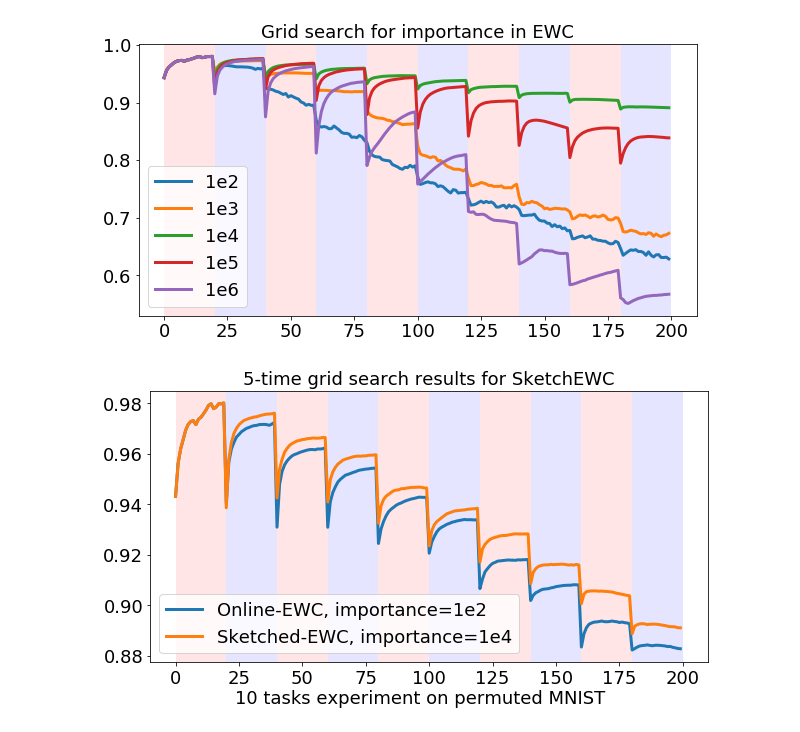
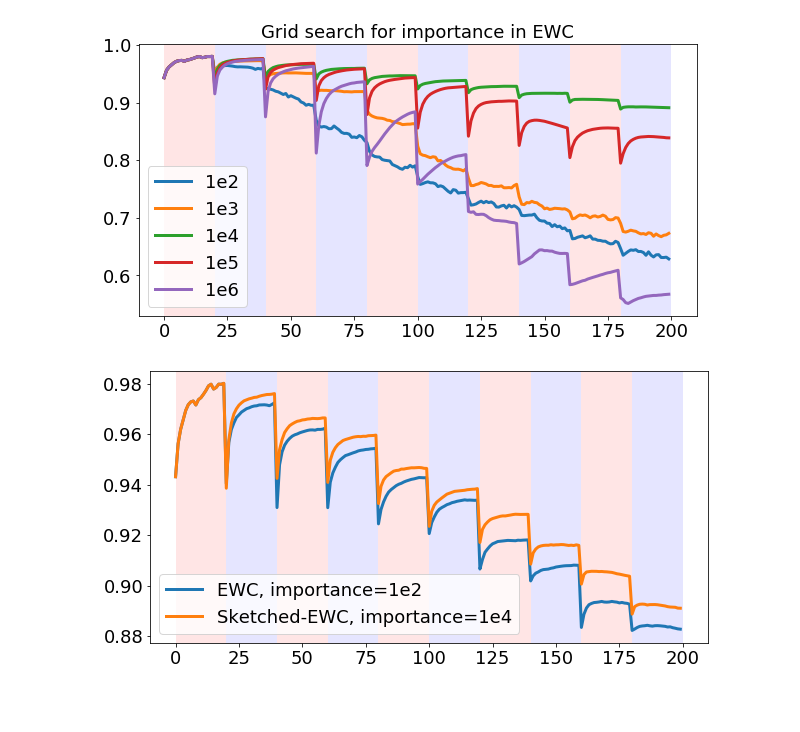
Before and after one commit to lihr04/corel2m, a Jupyter notebook: Visualization_EWC.ipynb, the cells around one changed output. Drawn from its saved outputs; the diff is of its cells as text; code cells hidden in the pictures; blank space fills up the shorter version.

```diff
--- a/Visualization_EWC.ipynb
+++ b/Visualization_EWC.ipynb
@@ -101,20 +101,20 @@ plt.show()
 # %%
 acc_ewc = acc_ewc_list[3]
 acc_sketch_ewc = acc_sketch_ewc_50_list[2]
 
 plt.figure(figsize=(10,5))
 for t in range(num_task):
     if t%2:
         c='b'
     else:
         c='r'
     plt.axvspan(t*epochs, (t+1)*epochs, facecolor=c, alpha=0.1)
 plt.plot(get_mean_acc(acc_ewc,epochs),linewidth=3)
 plt.plot(get_mean_acc(acc_sketch_ewc,epochs),linewidth=3)
 plt.xticks(fontsize=18),plt.yticks(fontsize=18)
-plt.legend(['Online-EWC, importance=1e2','Sketched-EWC, importance=1e4'],fontsize=18)
-plt.title('5-time grid search results for SketchEWC',fontsize=18)
-plt.figtext(0.5, 0.01, '%d tasks experiment on permuted MNIST'%(num_task), wrap=True, horizontalalignment='center', fontsize=18)
+plt.legend(['EWC, importance=1e2','Sketched-EWC, importance=1e4'],fontsize=18)
+# plt.title('5-time grid search results for SketchEWC',fontsize=18)
+# plt.figtext(0.5, 0.01, '%d tasks experiment on permuted MNIST'%(num_task), wrap=True, horizontalalignment='center', fontsize=18)
 plt.show()
 # %% [output]
-[figure, old version]
+[figure, new version]
```
Also changed, not shown: parts of 5 cells of this notebook, 6 other files.
